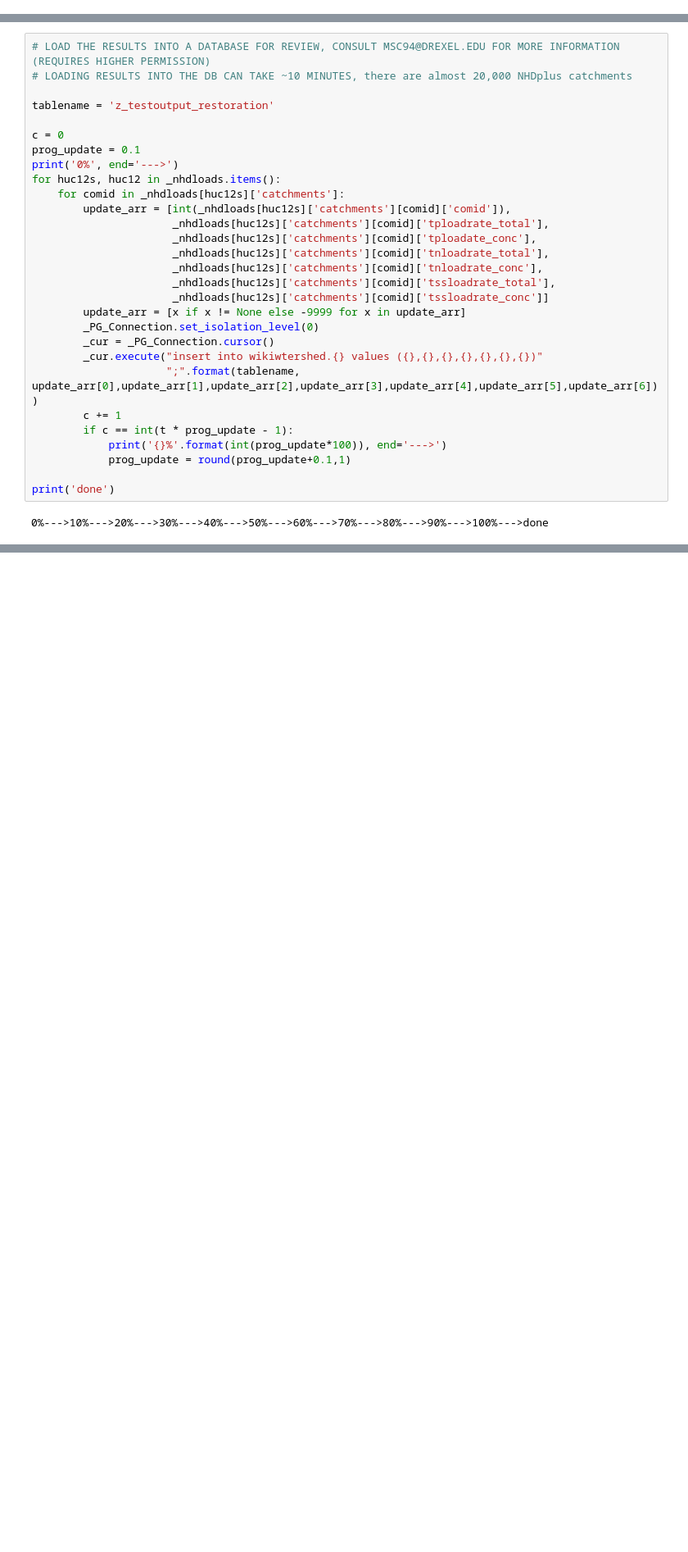
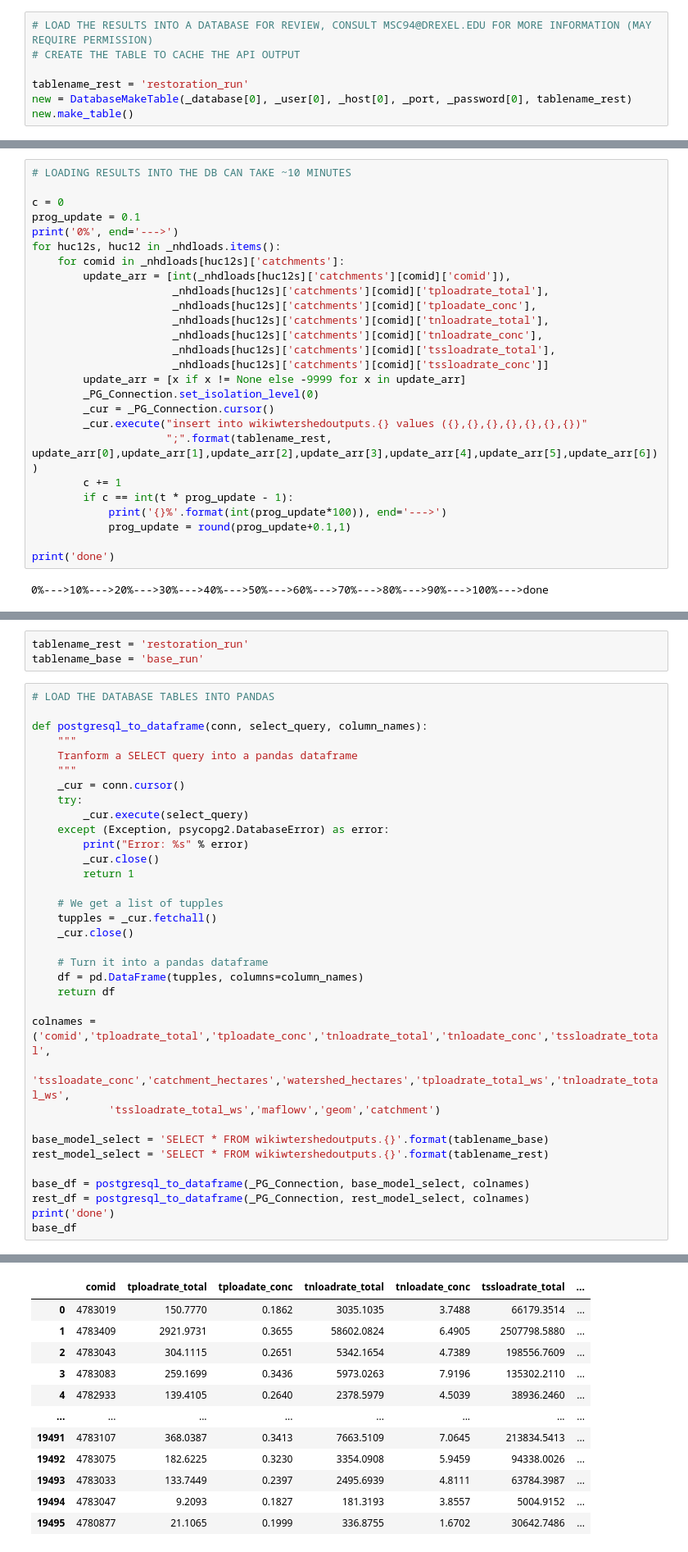
Before and after one commit to TheAcademyofNaturalSciences/WikiSRATMicroService, a Jupyter notebook: WikiSRAT_Demo.ipynb, the cells around one changed output, grey strips where cells are left out. Shown: that part at 82% size. Saved outputs shown, nothing was run; the diff lists cells and outputs as text; blank space fills up the shorter version.

Commit message:
Added read DB config from file, write microservice to db tables, and pull those db tables back into python pandas df.

```diff
--- a/WikiSRAT_Demo.ipynb
+++ b/WikiSRAT_Demo.ipynb
@@ -126,3 +142,10 @@ t = 0
 for huc12s, huc12 in _nhdloads.items():
     for comid in _nhdloads[huc12s]['catchments']:
         t += 1
+# %%
+# LOAD THE RESULTS INTO A DATABASE FOR REVIEW, CONSULT MSC94@DREXEL.EDU FOR MORE INFORMATION (MAY REQUIRE PERMISSION)
+# CREATE THE TABLE TO CACHE THE API OUTPUT
+
+tablename_rest = 'restoration_run'
+new = DatabaseMakeTable(_database[0], _user[0], _host[0], _port, _password[0], tablename_rest)
+new.make_table()
@@ -129,8 +154,5 @@ for huc12s, huc12 in _nhdloads.items():
 # %%
-# LOAD THE RESULTS INTO A DATABASE FOR REVIEW, CONSULT MSC94@DREXEL.EDU FOR MORE INFORMATION (REQUIRES HIGHER PERMISSION)
-# LOADING RESULTS INTO THE DB CAN TAKE ~10 MINUTES, there are almost 20,000 NHDplus catchments
-
-tablename = 'z_testoutput_restoration'
+# LOADING RESULTS INTO THE DB CAN TAKE ~10 MINUTES
 
 c = 0
 prog_update = 0.1
@@ -147,8 +169,8 @@ for huc12s, huc12 in _nhdloads.items():
         update_arr = [x if x != None else -9999 for x in update_arr]
         _PG_Connection.set_isolation_level(0)
         _cur = _PG_Connection.cursor()
-        _cur.execute("insert into wikiwtershed.{} values ({},{},{},{},{},{},{})"
-                     ";".format(tablename, update_arr[0],update_arr[1],update_arr[2],update_arr[3],update_arr[4],update_arr[5],update_arr[6]))
+        _cur.execute("insert into wikiwtershedoutputs.{} values ({},{},{},{},{},{},{})"
+                     ";".format(tablename_rest, update_arr[0],update_arr[1],update_arr[2],update_arr[3],update_arr[4],update_arr[5],update_arr[6]))
         c += 1
         if c == int(t * prog_update - 1):
             print('{}%'.format(int(prog_update*100)), end='--->')
@@ -161,0 +182,38 @@ print('done')
+# %%
+tablename_rest = 'restoration_run'
+tablename_base = 'base_run'
+# %%
+# LOAD THE DATABASE TABLES INTO PANDAS
+
+def postgresql_to_dataframe(conn, select_query, column_names):
+    """
+    Tranform a SELECT query into a pandas dataframe
+    """
+    _cur = conn.cursor()
+    try:
+        _cur.execute(select_query)
+    except (Exception, psycopg2.DatabaseError) as error:
+        print("Error: %s" % error)
+        _cur.close()
+        return 1
+
+    # We get a list of tupples
+    tupples = _cur.fetchall()
+    _cur.close()
+
+    # Turn it into a pandas dataframe
+    df = pd.DataFrame(tupples, columns=column_names)
+    return df
+
+colnames = ('comid','tploadrate_total','tploadate_conc','tnloadrate_total','tnloadate_conc','tssloadrate_total',
+            'tssloadate_conc','catchment_hectares','watershed_hectares','tploadrate_total_ws','tnloadrate_total_ws',
+            'tssloadrate_total_ws','maflowv','geom','catchment')
+
+base_model_select = 'SELECT * FROM wikiwtershedoutputs.{}'.format(tablename_base)
+rest_model_select = 'SELECT * FROM wikiwtershedoutputs.{}'.format(tablename_rest)
+
+base_df = postgresql_to_dataframe(_PG_Connection, base_model_select, colnames)
+rest_df = postgresql_to_dataframe(_PG_Connection, rest_model_select, colnames)
+print('done')
+base_df
+# %% [output]
@@ -161,0 +221,12 @@ print('done')
+|  | comid | tploadrate_total | tploadate_conc | tnloadrate_total | tnloadate_conc | tssloadrate_total | ... |
+| 0 | 4783019 | 150.7770 | 0.1862 | 3035.1035 | 3.7488 | 66179.3514 | ... |
+| 1 | 4783409 | 2921.9731 | 0.3655 | 58602.0824 | 6.4905 | 2507798.5880 | ... |
+| 2 | 4783043 | 304.1115 | 0.2651 | 5342.1654 | 4.7389 | 198556.7609 | ... |
+| 3 | 4783083 | 259.1699 | 0.3436 | 5973.0263 | 7.9196 | 135302.2110 | ... |
+| 4 | 4782933 | 139.4105 | 0.2640 | 2378.5979 | 4.5039 | 38936.2460 | ... |
+| ... | ... | ... | ... | ... | ... | ... | ... |
+| 19491 | 4783107 | 368.0387 | 0.3413 | 7663.5109 | 7.0645 | 213834.5413 | ... |
+| 19492 | 4783075 | 182.6225 | 0.3230 | 3354.0908 | 5.9459 | 94338.0026 | ... |
+| 19493 | 4783033 | 133.7449 | 0.2397 | 2495.6939 | 4.8111 | 63784.3987 | ... |
+| 19494 | 4783047 | 9.2093 | 0.1827 | 181.3193 | 3.8557 | 5004.9152 | ... |
+| 19495 | 4780877 | 21.1065 | 0.1999 | 336.8755 | 1.6702 | 30642.7486 | ... |
```
Also changed, not shown: parts of 13 cells of this notebook, 2 other files.
